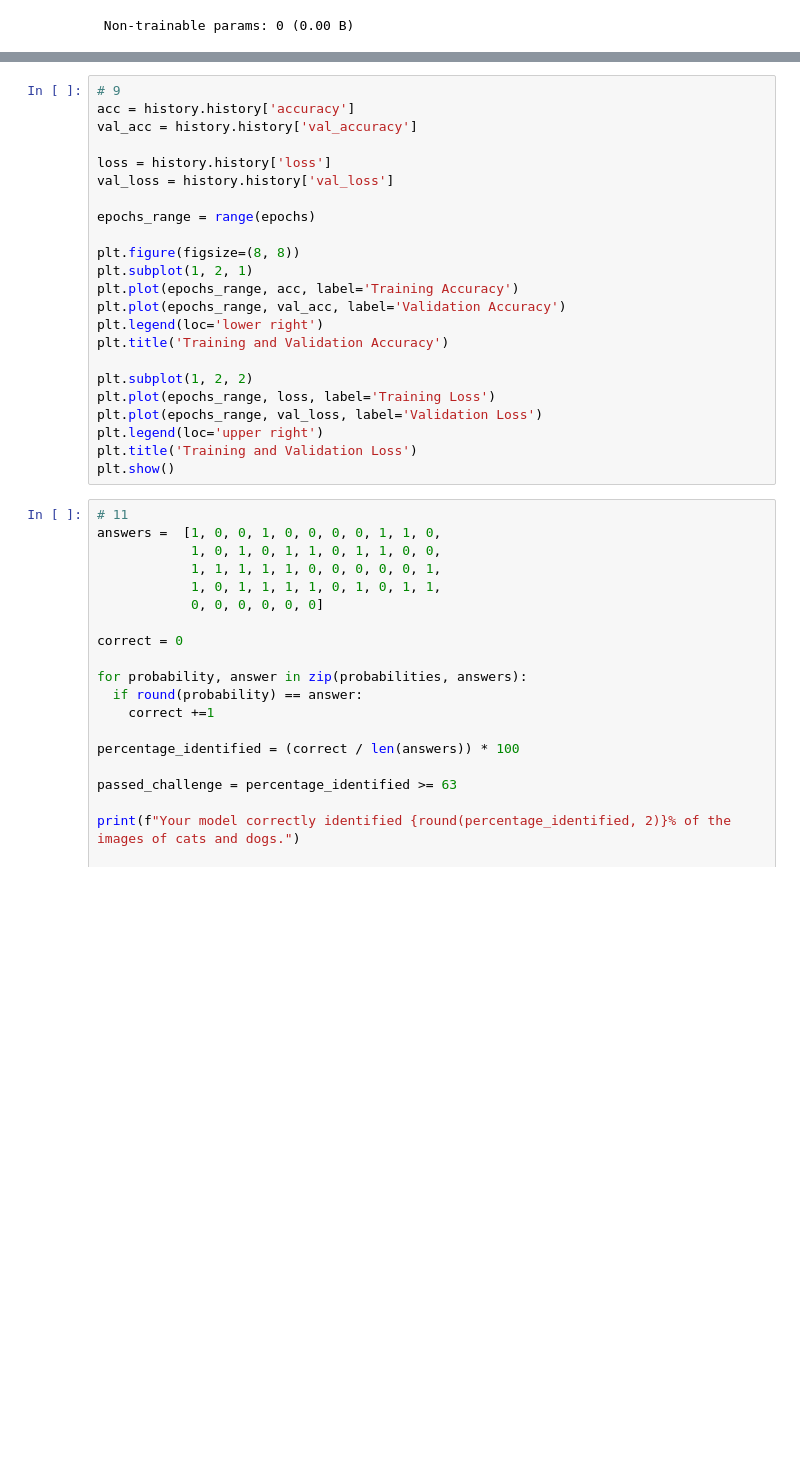
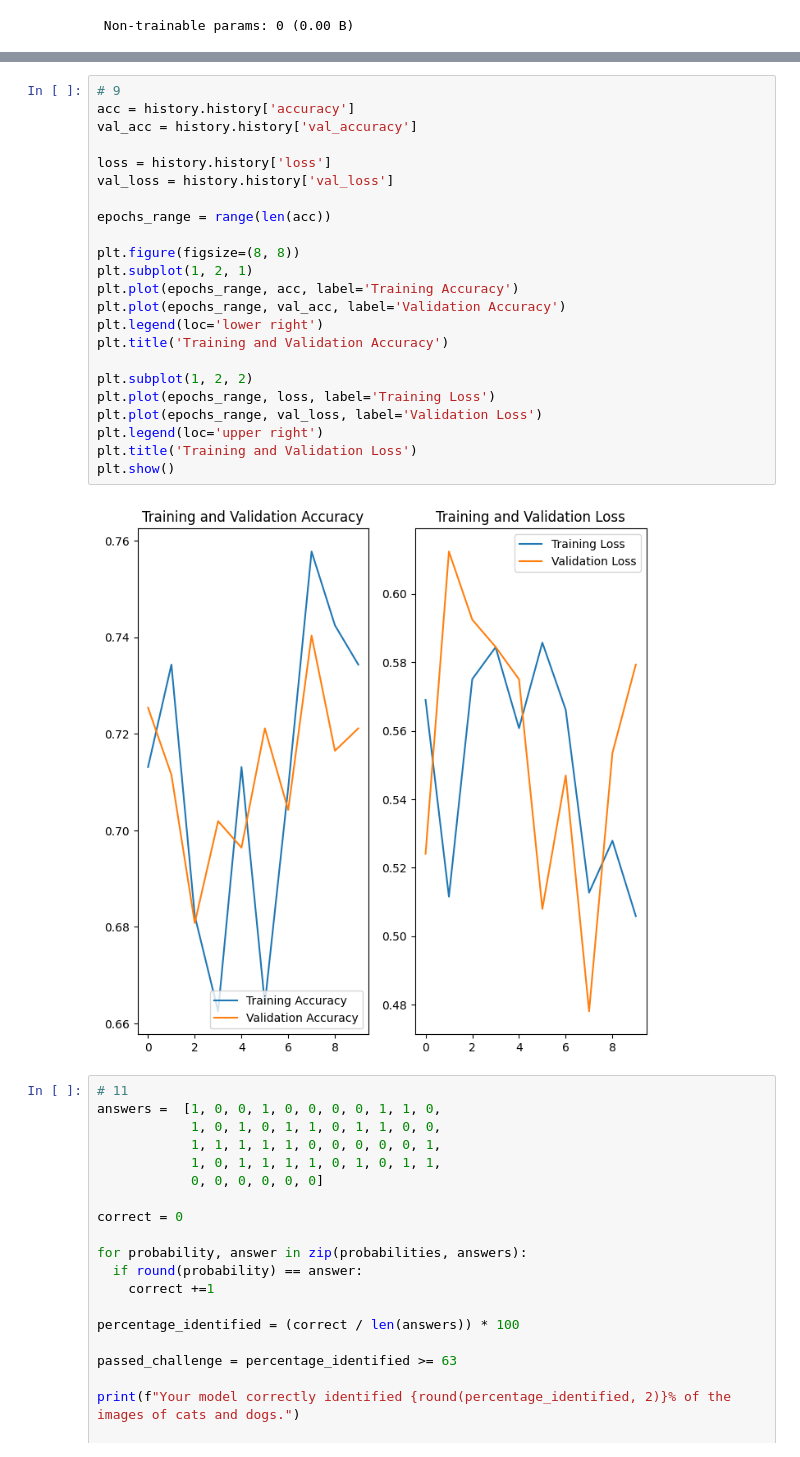
Before and after one commit to SurajitBiswasPhysics/surajit-biswas.github.io, a Jupyter notebook: fcc_cat_dog.ipynb, the cells around one changed output, grey strips where cells are left out. Drawn from its saved outputs; the diff is of its cells as text; blank space fills up the shorter version.

```diff
--- a/fcc_cat_dog.ipynb
+++ b/fcc_cat_dog.ipynb
@@ -274,26 +273,28 @@ Epoch 10/10
 # %%
 # 9
 acc = history.history['accuracy']
 val_acc = history.history['val_accuracy']
 
 loss = history.history['loss']
 val_loss = history.history['val_loss']
 
-epochs_range = range(epochs)
+epochs_range = range(len(acc))
 
 plt.figure(figsize=(8, 8))
 plt.subplot(1, 2, 1)
 plt.plot(epochs_range, acc, label='Training Accuracy')
 plt.plot(epochs_range, val_acc, label='Validation Accuracy')
 plt.legend(loc='lower right')
 plt.title('Training and Validation Accuracy')
 
 plt.subplot(1, 2, 2)
 plt.plot(epochs_range, loss, label='Training Loss')
 plt.plot(epochs_range, val_loss, label='Validation Loss')
 plt.legend(loc='upper right')
 plt.title('Training and Validation Loss')
 plt.show()
+# %% [output]
+[figure, added]
 # %%
 # 11
 answers =  [1, 0, 0, 1, 0, 0, 0, 0, 1, 1, 0,
```
Also changed, not shown: parts of 1 cell of this notebook.
